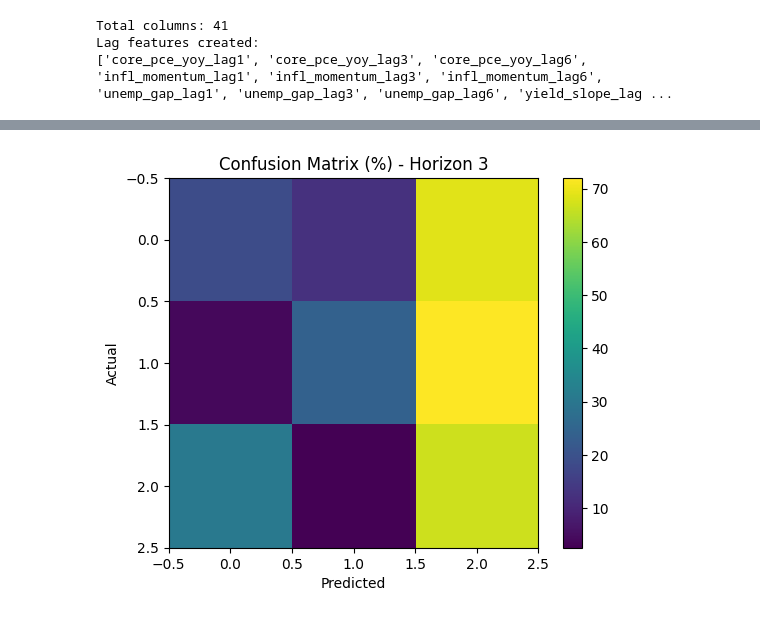
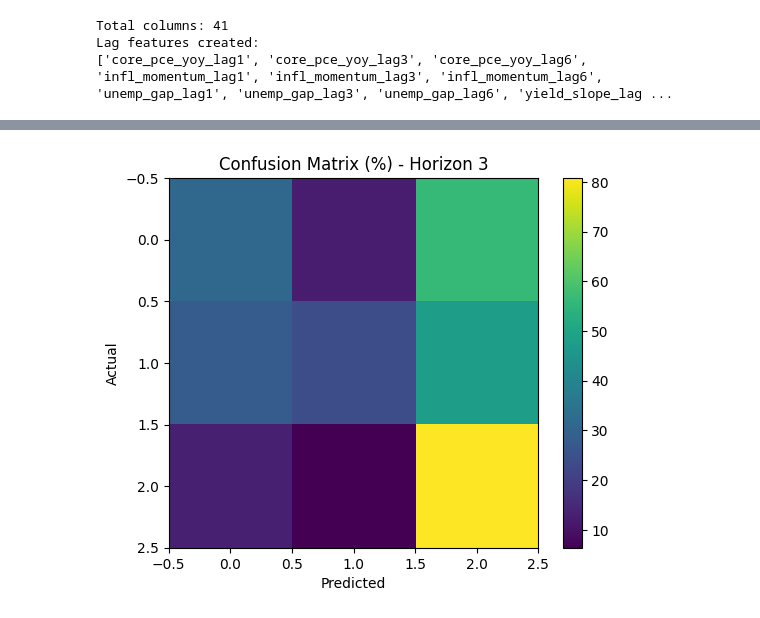
Before and after one commit to AbsoluteNitin/forecasting_econometeric_indicators_using_machine_learning_models, a Jupyter notebook: fred_data_forecasting_TOP_k_permutation_xgboost.ipynb, the cells around one changed output, grey strips where cells are left out. Cells and saved outputs as stored; diff of their text form; code cells hidden in the pictures.

Commit message:
Updated model results and metrics

```diff
--- a/fred_data_forecasting_TOP_k_permutation_xgboost.ipynb
+++ b/fred_data_forecasting_TOP_k_permutation_xgboost.ipynb
@@ -116,6 +133,7 @@ Lag features created:
 import numpy as np
 import pandas as pd
 import matplotlib.pyplot as plt
+from xgboost import XGBClassifier
 
 from sklearn.ensemble import RandomForestClassifier
 from sklearn.metrics import (
@@ -145,8 +163,18 @@ def create_target(df, horizon):
     target[future_change < -0.001] = 0
 
     return target
+'''
 
+def create_target(df, horizon):
+    future_change = df["rate"].shift(-horizon) - df["rate"]  # it will
 
+    # target = np.Series(1, index=df.index)  # default = Hold (1)
+    target = np.ones(len(df))  # default = Hold (1)
+    target[future_change > 0.001] = 2  # Hike
+    target[future_change < -0.001] = 0  # Cut
+
+    return target
+'''
 # ==========================================================
 # FEATURE LIST
 # ==========================================================
@@ -170,13 +198,42 @@ def permutation_feature_selection(train_df, features, top_k):
     X = train_df[features].values
     y = train_df["target"].values
 
+    # This is below is default
+    '''
     model = RandomForestClassifier(
-        n_estimators=200,
-        max_depth=6,
-        min_samples_leaf=5,
+        n_estimators=100,
+        max_depth= 8,
+        min_samples_leaf=3,
         random_state=42,
         n_jobs=-1
     )
+    '''
+    # This is for experiment
+
+    model = RandomForestClassifier(
+    n_estimators=100,
+    max_depth=8,
+    min_samples_leaf=3,
+    max_features="sqrt",
+    class_weight="balanced",
+    random_state=42,
+    n_jobs=-1
+    )
+
+
+    '''
+    model = XGBClassifier(
+        n_estimators=200,
+        max_depth=4,
+        learning_rate=0.05,
+        subsample=0.8,
+        colsample_bytree=0.8,
+        objective="multi:softprob",
+        num_class=3,
+        random_state=42,
+        eval_metric="mlogloss"
+        )
+    '''
 
     model.fit(X, y)
 
@@ -212,7 +269,7 @@ def permutation_feature_selection(train_df, features, top_k):
 # ROLLING CLASSIFICATION
 # ==========================================================
 
-def rolling_classification_rf(df, horizon, top_k):
+def rolling_classification_xgb(df, horizon, top_k):
 
     df_local = df.copy()
 
@@ -260,6 +317,7 @@ def rolling_classification_rf(df, horizon, top_k):
 
         X_test = X[test_index].reshape(1, -1)
 
+        '''
         model = RandomForestClassifier(
             n_estimators=200,
             max_depth=6,
@@ -267,10 +325,24 @@ def rolling_classification_rf(df, horizon, top_k):
             random_state=42,
             n_jobs=-1
         )
+        '''
+
+        model = XGBClassifier(
+            n_estimators=200,
+            max_depth=4,
+            learning_rate=0.05,
+            subsample=0.8,
+            colsample_bytree=0.8,
+            objective="multi:softprob",
+            num_class=3,
+            random_state=42,
+            eval_metric="mlogloss"
+            )
 
         model.fit(X_train, y_train)
 
-        pred = model.predict(X_test)[0]
+        #pred = model.predict(X_test)[0]
+        pred = np.argmax(model.predict_proba(X_test))
 
         preds.append(pred)
         actual.append(y[test_index])
@@ -300,7 +372,7 @@ def detailed_diagnostics_rf(df, horizon, top_k):
     print("\nFull dataset class counts:")
     print(df_local["target"].value_counts())
 
-    preds, actual, dates = rolling_classification_rf(df, horizon, top_k)
+    preds, actual, dates = rolling_classification_xgb(df, horizon, top_k)
 
     print("\nOut-of-sample samples:", len(actual))
 
@@ -323,15 +395,17 @@ def detailed_diagnostics_rf(df, horizon, top_k):
     print("Macro F1:", f1_score(actual, preds, average="macro", zero_division=0))
 
     print("\nClassification Report:")
-    print(classification_report(actual, preds, zero_division=0))
-    print("\nClassification Report:")
-
     print(classification_report(
         actual,
         preds,
         target_names=["Cut", "Hold", "Hike"],
-        zero_division=0
-    ))
+        zero_division=0)
+    )
+
+  #  print(classification_report(actual, preds, zero_division=0))
+  #  print("\nClassification Report:")
+
+
 
     # -------------------------------------------------
     # CONFUSION MATRIX
@@ -386,7 +460,7 @@ def detailed_diagnostics_rf(df, horizon, top_k):
 # RUN MODEL
 # ==========================================================
 
-TOP_K = 4
+TOP_K = 10
 
 for h in [1, 3, 6]:
 
@@ -431 +505 @@ Confusion Matrix (%)
-[figure, old version]
+[figure, new version]
```
Also changed, not shown: parts of 2 cells of this notebook.
